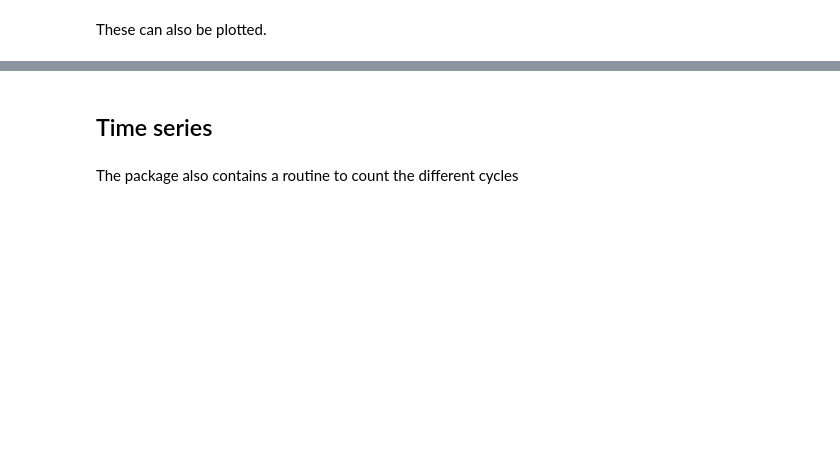
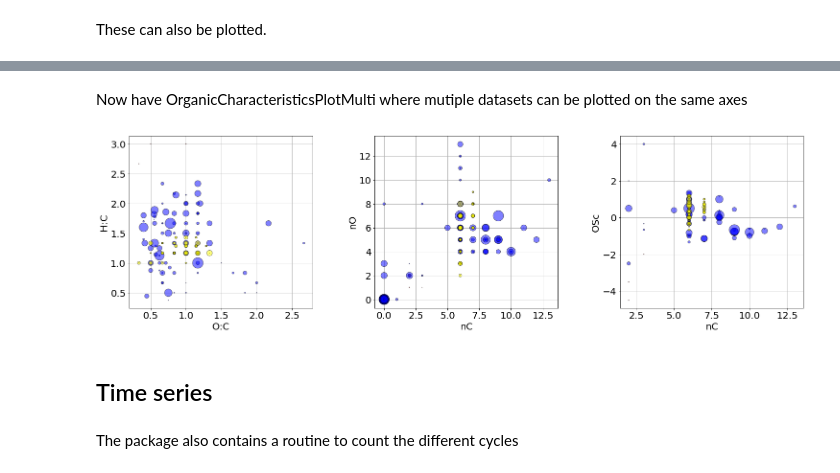
Before and after one commit to Micpri/ToFCIMSAnalysis, a Jupyter notebook: examples.ipynb, the cells around one changed output, grey strips where cells are left out. Cells and saved outputs as stored; diff of their text form; code cells hidden in the pictures; blank space fills up the shorter version.

```diff
--- a/examples.ipynb
+++ b/examples.ipynb
@@ -118,3 +112,25 @@ kmd.OrganicCharacteristicsPlot(org_characteristics2, cmap="Reds", sizes=sizes2,
+# %% [markdown]
+Now have OrganicCharacteristicsPlotMulti where mutiple datasets can be plotted on the same axes
+# %%
+kmd.OrganicCharacteristicsPlotMulti(
+    list_of_dfs=[
+        org_characteristics,
+        org_characteristics2,
+        org_characteristics3
+    ],
+    list_of_s=[
+        alphas2*10,
+        alphas2,
+        alphas2
+    ],
+    list_of_c=[
+        "red",
+        "blue",
+        "yellow"
+    ]
+);
+# %% [output]
+[figure, added]
 # %% [markdown]
 ## Time series
 # %% [markdown]
```
Also changed, not shown: parts of 16 cells of this notebook, 3 other files.
